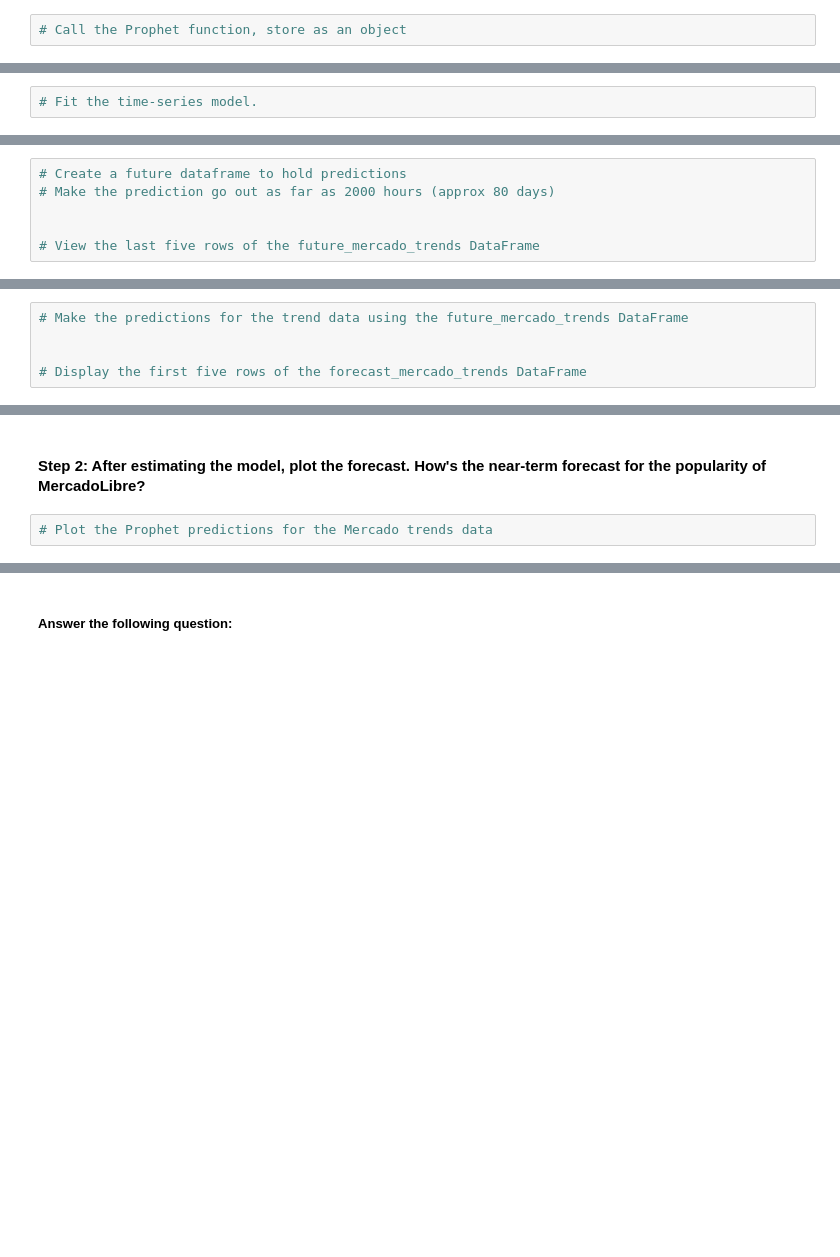
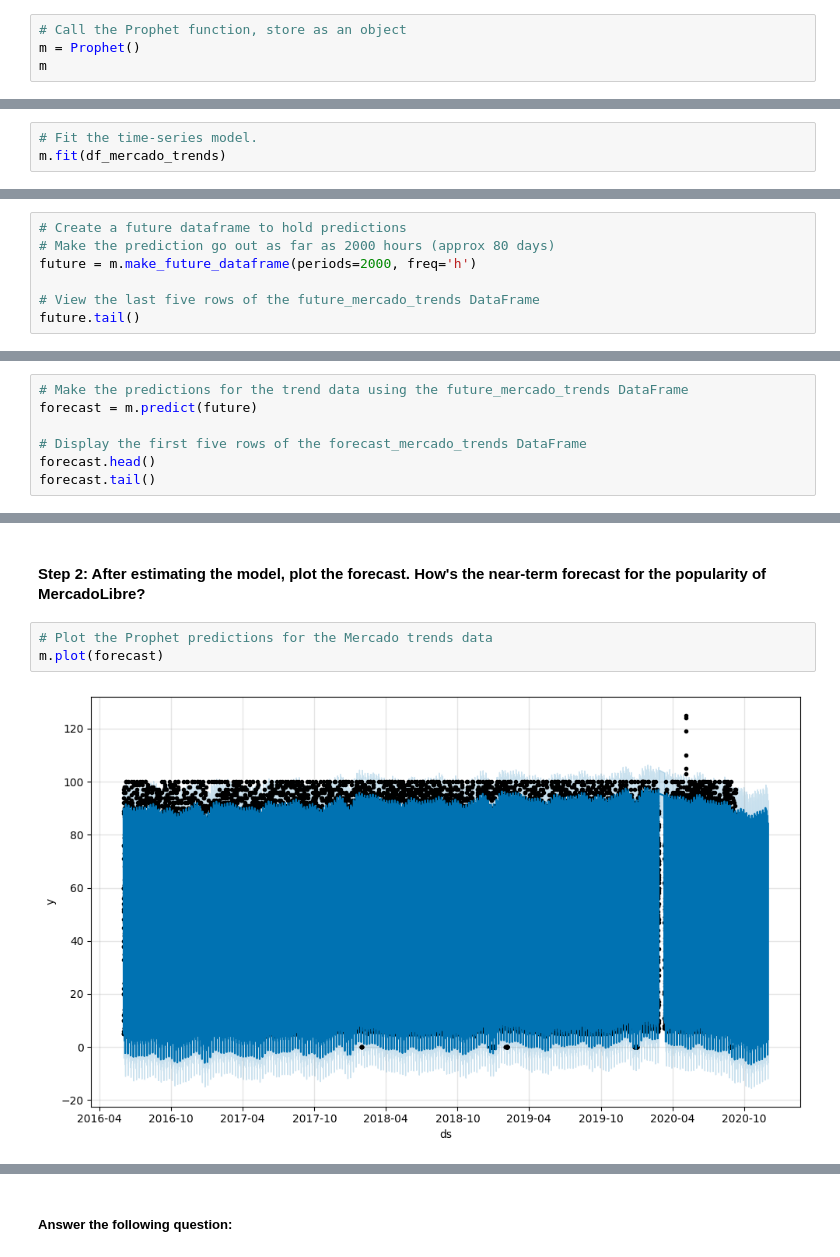
Before and after one commit to edoucet-AI/phophet-challenge, a Jupyter notebook: forecasting_net_prophet.ipynb, the cells around one changed output, grey strips where cells are left out. Saved outputs shown, nothing was run; the diff lists cells and outputs as text; blank space fills up the shorter version.

```diff
--- a/forecasting_net_prophet.ipynb
+++ b/forecasting_net_prophet.ipynb
@@ -432,2 +449,4 @@ Now, you need to produce a time series model that analyzes and forecasts pattern
 # %%
 # Call the Prophet function, store as an object
+m = Prophet()
+m
@@ -434,2 +455,3 @@ Now, you need to produce a time series model that analyzes and forecasts pattern
 # %%
 # Fit the time-series model.
+m.fit(df_mercado_trends)
@@ -436,6 +469,7 @@ Now, you need to produce a time series model that analyzes and forecasts pattern
 # %%
 # Create a future dataframe to hold predictions
 # Make the prediction go out as far as 2000 hours (approx 80 days)
-
+future = m.make_future_dataframe(periods=2000, freq='h')
 
 # View the last five rows of the future_mercado_trends DataFrame
+future.tail()
@@ -442,5 +483,7 @@ Now, you need to produce a time series model that analyzes and forecasts pattern
 # %%
 # Make the predictions for the trend data using the future_mercado_trends DataFrame
-
+forecast = m.predict(future)
 
 # Display the first five rows of the forecast_mercado_trends DataFrame
+forecast.head()
+forecast.tail()
@@ -448,3 +499,6 @@ Now, you need to produce a time series model that analyzes and forecasts pattern
 #### Step 2: After estimating the model, plot the forecast. How's the near-term forecast for the popularity of MercadoLibre?
 # %%
 # Plot the Prophet predictions for the Mercado trends data
+m.plot(forecast)
+# %% [output]
+[figure, added]
```
Also changed, not shown: parts of 20 cells of this notebook.
